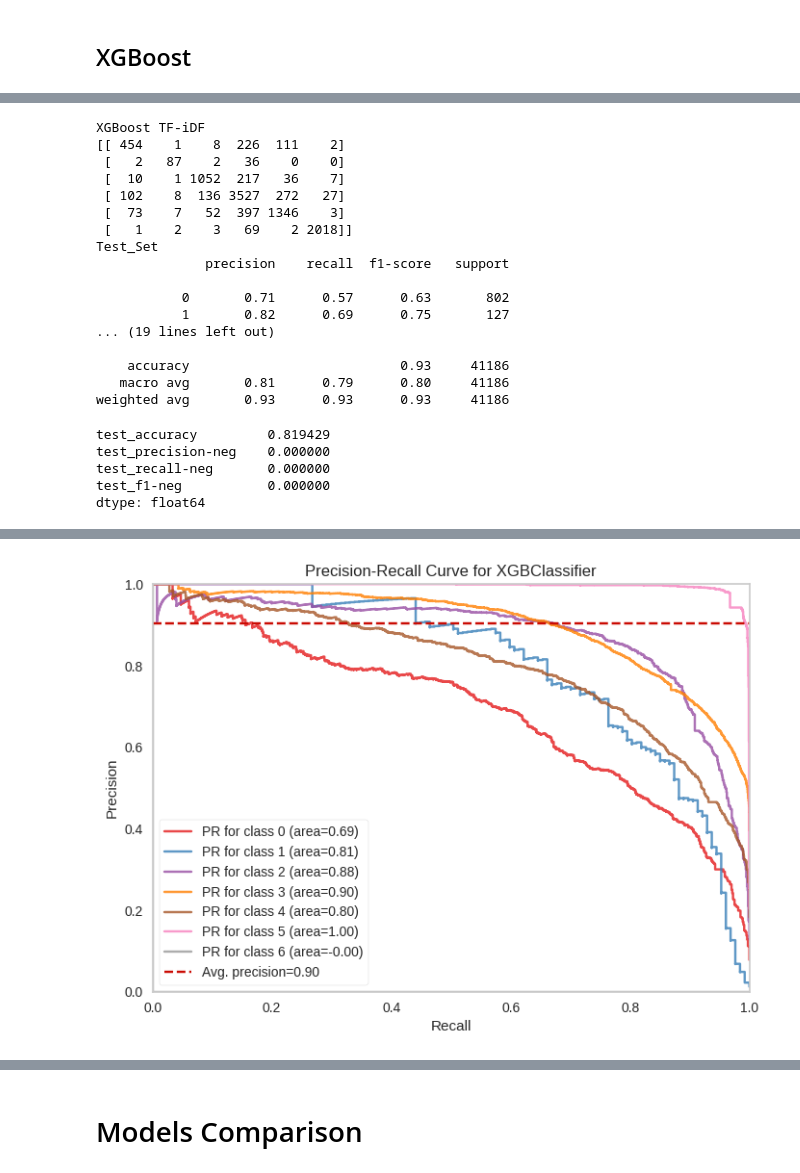
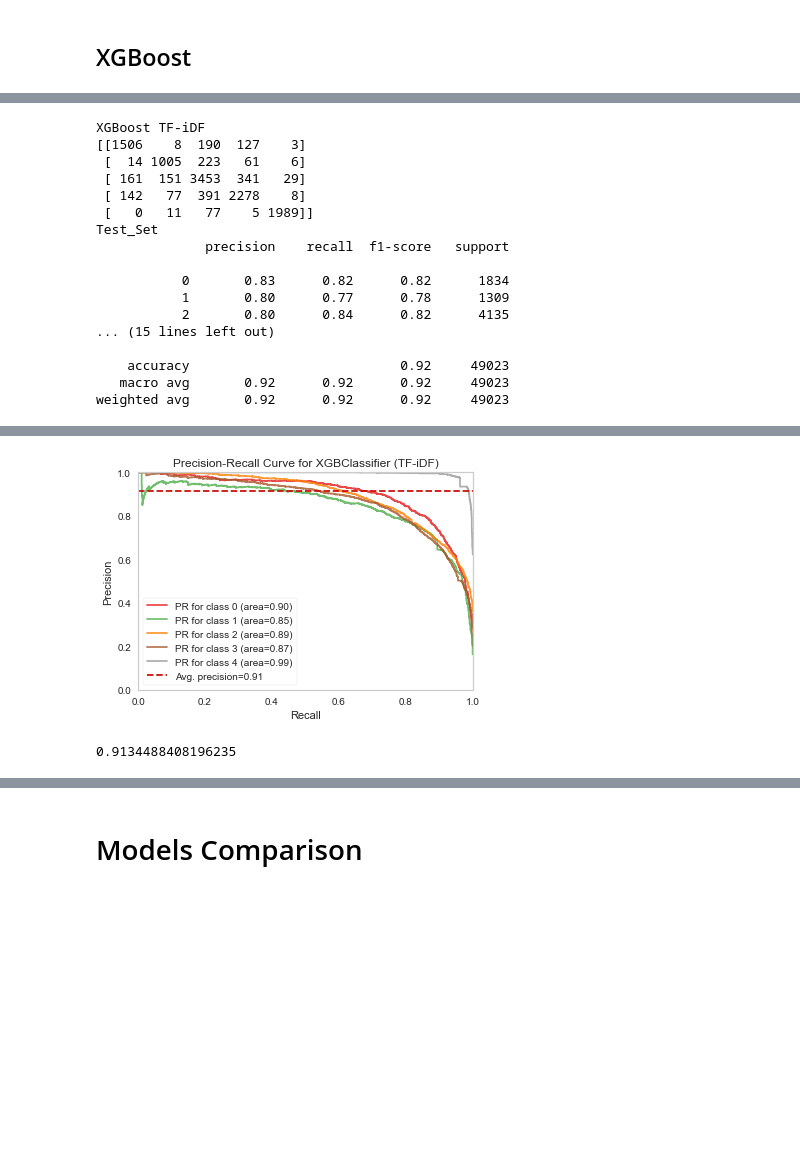
Before and after one commit to halit-vural/Ethiopian-languages-DS, a Jupyter notebook: notebooks/Amharic-News-Text-classification-2-1 stopwords (HV).ipynb, the cells around one changed output, grey strips where cells are left out. Cells and saved outputs as stored; diff of their text form; code cells hidden in the pictures; blank space fills up the shorter version.

```diff
--- a/notebooks/Amharic-News-Text-classification-2-1 stopwords (HV).ipynb
+++ b/notebooks/Amharic-News-Text-classification-2-1 stopwords (HV).ipynb
@@ -329,7 +326,7 @@ n_data['article'][:3]
 9807     ጎንደር በተደረገው የሊጉ የሁለተኛ ሳምንት ጨዋታ ፋሲል ከነማ ከሙጂብ ቃሲ...
 Name: article, dtype: object
 # %%
-text,label = data['article'].values , data['category'].values
+text,label = n_data['article'].values , n_data['category'].values
 # %% [markdown]
 ## Model Evaluation
 # %%
@@ -1082,9 +1081,9 @@ store_result(method_name, feature, y_test, y_pred, viz)
 # %%
 from sklearn.feature_extraction.text import TfidfVectorizer
 matrix = TfidfVectorizer(analyzer='word',max_features=1000,ngram_range=(1, 3))
-X = matrix.fit_transform(text).toarray()
-Y = label.copy()
-X, Y
+X2 = matrix.fit_transform(text).toarray()
+Y2 = label.copy()
+X2, Y2
 # %% [output]
 (array([[0.        , 0.        , 0.        , ..., 0.        , 0.        ,
          0.        ],
@@ -1590,6 +1583,6 @@ d_replace = { "Business": 0,
         #         "Others": 6
                 }
 
-Y_ = pd.Series(Y).map(d_replace).to_numpy(dtype=int)
+Y_ = pd.Series(Y2).map(d_replace).to_numpy(dtype=int)
 np.unique(Y_)
 # %% [output]
@@ -1602,7 +1595,7 @@ array([0, 1, 2, 3, 4, 5, 6])
 # df.sample(10)
 # %%
 from sklearn.model_selection import train_test_split
-X_train, X_test, y_train, y_test = train_test_split(X, Y_     , stratify=Y_    , test_size=0.2, random_state=42)
+X_train, X_test, y_train, y_test = train_test_split(X2, Y_     , stratify=Y_    , test_size=0.2, random_state=42)
 # %%
 from xgboost import XGBClassifier
 classifier = XGBClassifier(random_state=42)
@@ -1622,55 +1616,49 @@ accuracy
 print_eval(method_name, classifier, X_train, X_test, y_train, y_test)
 # %% [output]
 XGBoost TF-iDF
-[[ 454    1    8  226  111    2]
- [   2   87    2   36    0    0]
- [  10    1 1052  217   36    7]
- [ 102    8  136 3527  272   27]
- [  73    7   52  397 1346    3]
- [   1    2    3   69    2 2018]]
+[[1506    8  190  127    3]
+ [  14 1005  223   61    6]
+ [ 161  151 3453  341   29]
+ [ 142   77  391 2278    8]
+ [   0   11   77    5 1989]]
 Test_Set
               precision    recall  f1-score   support
 
-           0       0.71      0.57      0.63       802
-           1       0.82      0.69      0.75       127
-... (19 lines left out)
+           0       0.83      0.82      0.82      1834
+           1       0.80      0.77      0.78      1309
+           2       0.80      0.84      0.82      4135
+... (15 lines left out)
 
-    accuracy                           0.93     41186
-   macro avg       0.81      0.79      0.80     41186
-weighted avg       0.93      0.93      0.93     41186
+    accuracy                           0.92     49023
+   macro avg       0.92      0.92      0.92     49023
+weighted avg       0.92      0.92      0.92     49023
 # %%
-from sklearn.model_selection import cross_validate
-from sklearn.metrics import make_scorer
-from sklearn.metrics import f1_score, accuracy_score, precision_score, recall_score
+# from sklearn.model_selection import cross_validate
+# from sklearn.metrics import make_scorer
+# from sklearn.metrics import f1_score, accuracy_score, precision_score, recall_score
 
-features = [feature]
-scoring = {'accuracy': make_scorer(accuracy_score),
-            'precision-neg': make_scorer(precision_score, average=None, labels=features),
-            'recall-neg': make_scorer(recall_score, average=None, labels = features),
-            'f1-neg': make_scorer(f1_score, average=None, labels = features)}
+# features = [feature]
+# scoring = {'accuracy': make_scorer(accuracy_score),
+#             'precision-neg': make_scorer(precision_score, average=None, labels=features),
+#             'recall-neg': make_scorer(recall_score, average=None, labels = features),
+#             'f1-neg': make_scorer(f1_score, average=None, labels = features)}
 
-model = XGBClassifier(random_state=42)
-scores = cross_validate(model, X_train, y_train, scoring = scoring, cv = 10)
-df_scores = pd.DataFrame(scores, index = range(1, 11))
-df_scores.mean()[2:]
+# model = XGBClassifier(random_state=42)
+# scores = cross_validate(model, X_train, y_train, scoring = scoring, cv = 10)
+# df_scores = pd.DataFrame(scores, index = range(1, 11))
+# df_scores.mean()[2:]
-# %% [output]
-test_accuracy         0.819429
-test_precision-neg    0.000000
-test_recall-neg       0.000000
-test_f1-neg           0.000000
-dtype: float64
 # %%
 from yellowbrick.classifier import PrecisionRecallCurve
 
 viz = PrecisionRecallCurve(
-    XGBClassifier(random_state=42),
+    XGBClassifier(max_depth=3, random_state=42),
     title="Precision-Recall Curve for XGBClassifier (TF-iDF)",
     classes=classifier.classes_,
     per_class=True,
     cmap="Set1"
 )
 viz.fit(X_train,y_train)
-viz.score(X_test, y_test)
+score = viz.score(X_test, y_test)
 path = reports_dir + method_name + "_prec-recall.png"
 viz.show(outpath=path);
 # %% [output]
@@ -1677,3 +1670,7 @@ viz.show(outpath=path);
-[figure, old version]
+[figure, new version]
+# %%
+score
+# %% [output]
+0.9134488408196235
 # %%
 store_result(method_name, feature, y_test, y_pred, viz)
```
Also changed, not shown: parts of 78 cells of this notebook, 18 other files.
